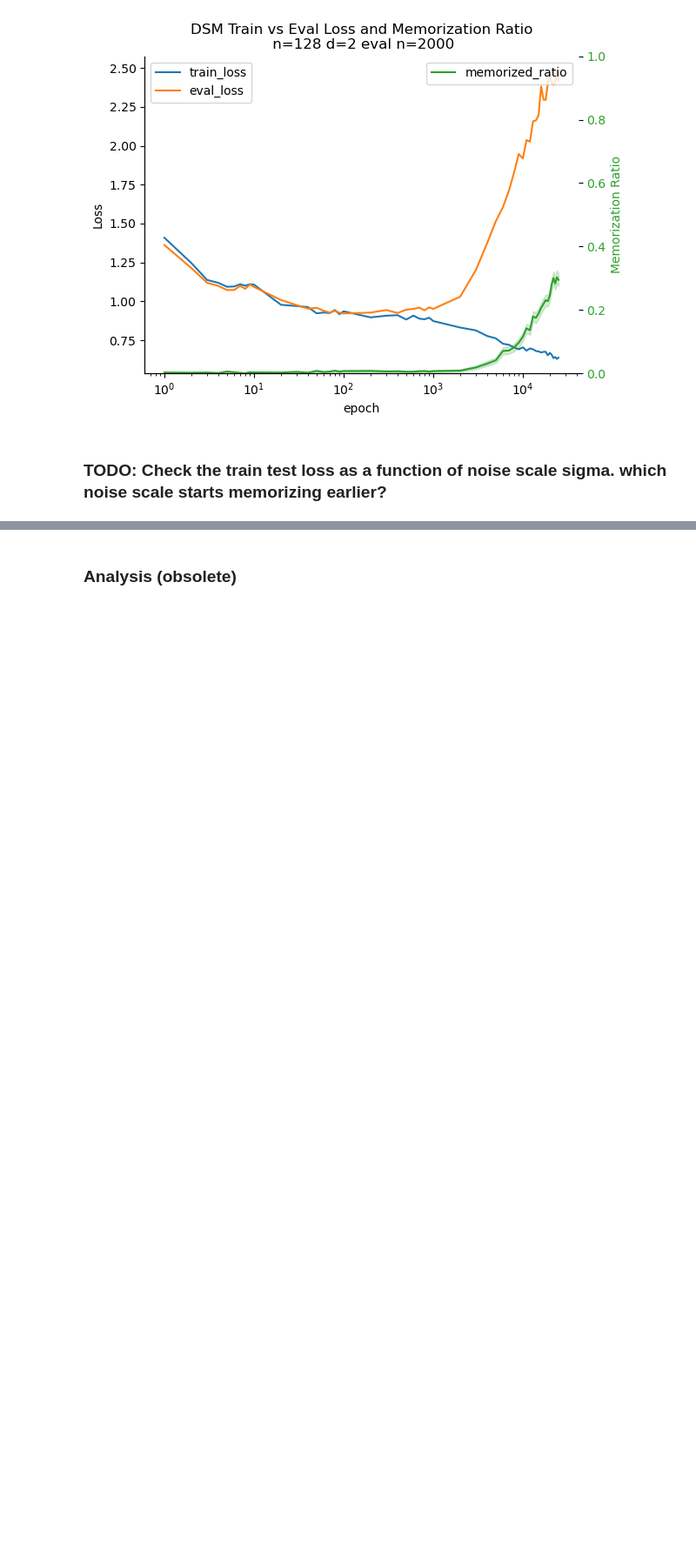
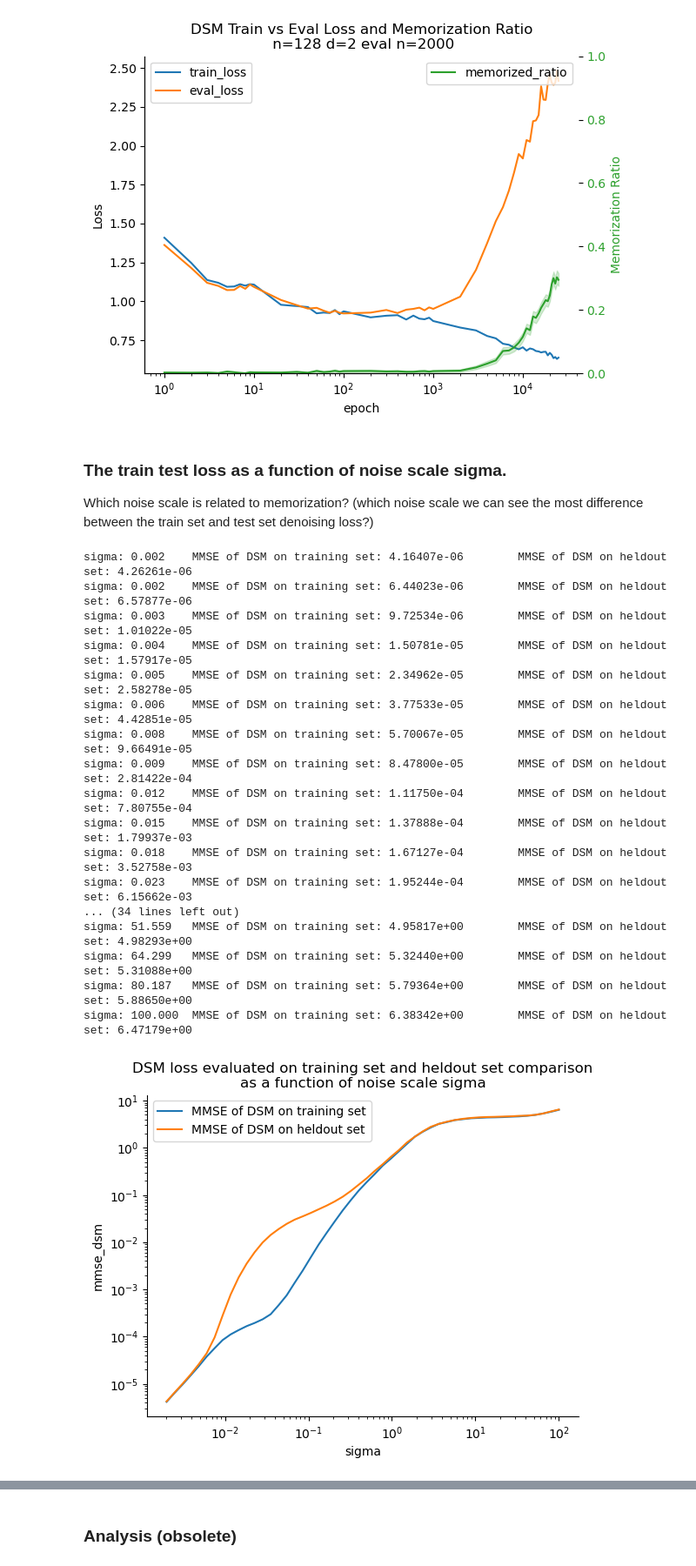
Before and after one commit to Animadversio/DiffusionMemorizationPhaseTrans, a Jupyter notebook: notebook/20260110_DSM_memorization_track.ipynb, the cells around one changed output, grey strips where cells are left out. Shown at 87% size. Cells and saved outputs as stored; diff of their text form; code cells hidden in the pictures; blank space fills up the shorter version.

Commit message:
add figure

```diff
--- a/notebook/20260110_DSM_memorization_track.ipynb
+++ b/notebook/20260110_DSM_memorization_track.ipynb
@@ -640,4 +640,6 @@ plt.show()
 # %% [output]
 [figure]
 # %% [markdown]
-### TODO: Check the train test loss as a function of noise scale sigma. which noise scale starts memorizing earlier?
+### The train test loss as a function of noise scale sigma.
+
+Which noise scale is related to memorization? (which noise scale we can see the most difference between the train set and test set denoising loss?)
@@ -643,0 +676,68 @@ plt.show()
+# %%
+import torch
+device = get_device()
+pnts = pnts.to(device)
+mmse_per_sigma_col = []
+# for sigma in [0.002, 0.005, 0.01, 0.05, 0.1, 0.5, 1.0, 2.0, 5.0, 10.0, 20.0, 50.0, 100.0]:
+for sigma in np.logspace(np.log10(0.002), np.log10(100.0), 50):
+    # Create multiple noised versions for better evaluation
+    # num_reps = 10
+    # Create all noised points and sigma vectors at once
+    # pnts_rep = pnts.repeat(num_reps, 1)
+    noised_pnts = pnts_rep + sigma * torch.randn(pnts_rep.shape[0], pnts_rep.shape[1], device=device)
+    sigma_vec = torch.full((pnts_rep.shape[0],), sigma, device=device)
+    noised_pnts = noised_pnts.to(device)
+    sigma_vec = sigma_vec.to(device)
+    denoised_dsm = model_precd_dsm(noised_pnts, sigma_vec)
+    denoised_gmm = delta_GMM_denoiser(noised_pnts, pnts.to(device), sigma_vec[:, None])
+    mmse_dsm = torch.mean((denoised_dsm - pnts_rep) ** 2)
+    mmse_gmm = torch.mean((denoised_gmm - pnts_rep) ** 2)
+
+    noised_pnts_heldout = pnts_heldout_rep + sigma * torch.randn(pnts_heldout_rep.shape[0], pnts_heldout_rep.shape[1], device=device)
+    sigma_vec_heldout = torch.full((pnts_heldout_rep.shape[0],), sigma, device=device)
+    noised_pnts_heldout = noised_pnts_heldout.to(device)
+    sigma_vec_heldout = sigma_vec_heldout.to(device)
+    denoised_dsm_heldout = model_precd_dsm(noised_pnts_heldout, sigma_vec_heldout)
+    mmse_dsm_heldout = torch.mean((denoised_dsm_heldout - pnts_heldout_rep) ** 2)
+    # denoised_esm = model_precd_esm(noised_pnts, sigma_vec)
+    denoised_gmm_heldout = delta_GMM_denoiser(noised_pnts_heldout, pnts.to(device), sigma_vec_heldout[:, None])
+    mmse_gmm_heldout = torch.mean((denoised_gmm_heldout - pnts_heldout_rep) ** 2)
+    # mmse_esm = torch.mean((denoised_esm - denoised_gmm) ** 2)
+    # mmse_dsm = torch.mean((denoised_dsm - denoised_gmm) ** 2)
+    # mmse_gmm = torch.mean((denoised_gmm - pnts_rep) ** 2)
+    print(f"sigma: {sigma:.3f}\tMMSE of DSM on training set: {mmse_dsm.item():.5e}\tMMSE of DSM on heldout set: {mmse_dsm_heldout.item():.5e}")
+    # print(f"MMSE of DSM: {mmse_dsm.item()}")
+    mmse_per_sigma_col.append({
+        "sigma": sigma,
+        "mmse_dsm": mmse_dsm.item(),
+        "mmse_dsm_heldout": mmse_dsm_heldout.item(),
+        "mmse_gmm": mmse_gmm.item(),
+        "mmse_gmm_heldout": mmse_gmm_heldout.item(),
+    })
+mmse_per_sigma_col = pd.DataFrame(mmse_per_sigma_col)
+mmse_per_sigma_col.to_csv(join(savedir, "mmse_per_sigma_col.csv"), index=False)
+sns.lineplot(x="sigma", y="mmse_dsm", data=mmse_per_sigma_col, label="MMSE of DSM on training set")
+sns.lineplot(x="sigma", y="mmse_dsm_heldout", data=mmse_per_sigma_col, label="MMSE of DSM on heldout set")
+plt.xscale("log")
+plt.yscale("log")
+plt.title("DSM loss evaluated on training set and heldout set comparison\nas a function of noise scale sigma")
+plt.show()
+# %% [output]
+sigma: 0.002    MMSE of DSM on training set: 4.16407e-06        MMSE of DSM on heldout set: 4.26261e-06
+sigma: 0.002    MMSE of DSM on training set: 6.44023e-06        MMSE of DSM on heldout set: 6.57877e-06
+sigma: 0.003    MMSE of DSM on training set: 9.72534e-06        MMSE of DSM on heldout set: 1.01022e-05
+sigma: 0.004    MMSE of DSM on training set: 1.50781e-05        MMSE of DSM on heldout set: 1.57917e-05
+sigma: 0.005    MMSE of DSM on training set: 2.34962e-05        MMSE of DSM on heldout set: 2.58278e-05
+sigma: 0.006    MMSE of DSM on training set: 3.77533e-05        MMSE of DSM on heldout set: 4.42851e-05
+sigma: 0.008    MMSE of DSM on training set: 5.70067e-05        MMSE of DSM on heldout set: 9.66491e-05
+sigma: 0.009    MMSE of DSM on training set: 8.47800e-05        MMSE of DSM on heldout set: 2.81422e-04
+sigma: 0.012    MMSE of DSM on training set: 1.11750e-04        MMSE of DSM on heldout set: 7.80755e-04
+sigma: 0.015    MMSE of DSM on training set: 1.37888e-04        MMSE of DSM on heldout set: 1.79937e-03
+sigma: 0.018    MMSE of DSM on training set: 1.67127e-04        MMSE of DSM on heldout set: 3.52758e-03
+sigma: 0.023    MMSE of DSM on training set: 1.95244e-04        MMSE of DSM on heldout set: 6.15662e-03
+... (34 lines left out)
+sigma: 51.559   MMSE of DSM on training set: 4.95817e+00        MMSE of DSM on heldout set: 4.98293e+00
+sigma: 64.299   MMSE of DSM on training set: 5.32440e+00        MMSE of DSM on heldout set: 5.31088e+00
+sigma: 80.187   MMSE of DSM on training set: 5.79364e+00        MMSE of DSM on heldout set: 5.88650e+00
+sigma: 100.000  MMSE of DSM on training set: 6.38342e+00        MMSE of DSM on heldout set: 6.47179e+00
+[figure, added]
```
Also changed, not shown: parts of 2 cells of this notebook.
